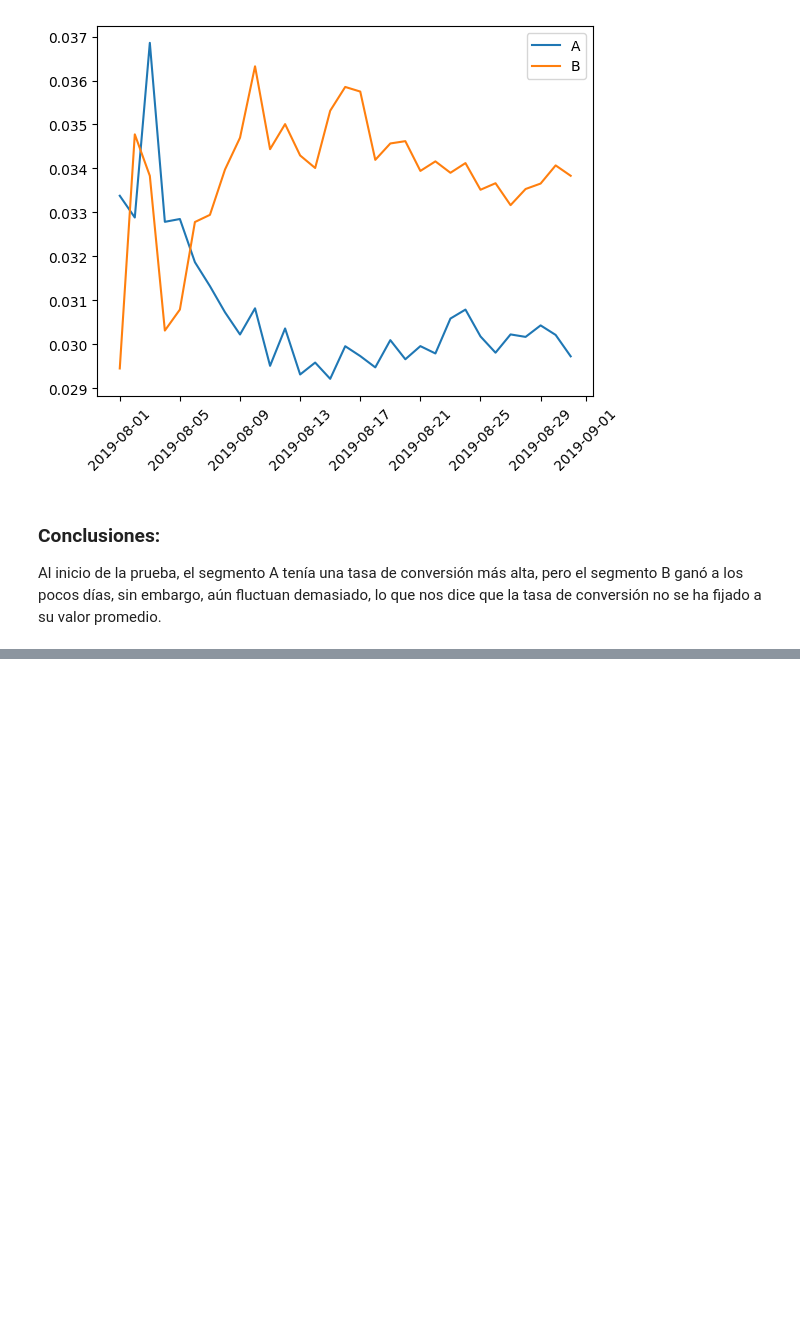
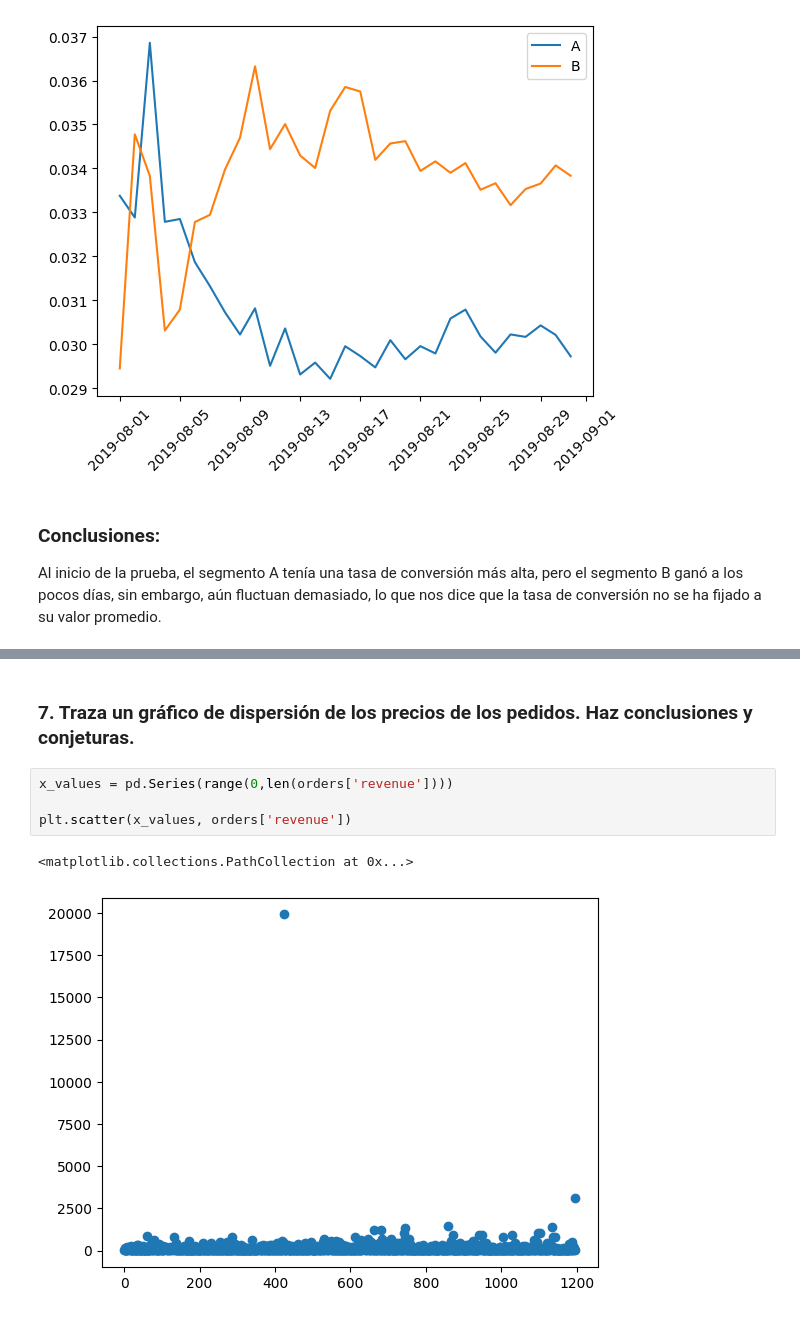
Before and after one commit to pedro-pali/Priorizar_hipotesis_y_Test_A-B, a Jupyter notebook: Proyecto_10.ipynb, the cells around one changed output, grey strips where cells are left out. Saved outputs shown, nothing was run; the diff lists cells and outputs as text; blank space fills up the shorter version.

```diff
--- a/Proyecto_10.ipynb
+++ b/Proyecto_10.ipynb
@@ -355,0 +388,9 @@ Al inicio de la prueba, el segmento A tenía una tasa de conversión más alta,
+# %% [markdown]
+### 7. Traza un gráfico de dispersión de los precios de los pedidos. Haz conclusiones y conjeturas.
+# %%
+x_values = pd.Series(range(0,len(orders['revenue'])))
+
+plt.scatter(x_values, orders['revenue'])
+# %% [output]
+<matplotlib.collections.PathCollection at 0x...>
+[figure, added]
```
Also changed, not shown: parts of 27 cells of this notebook, 1 other file.
